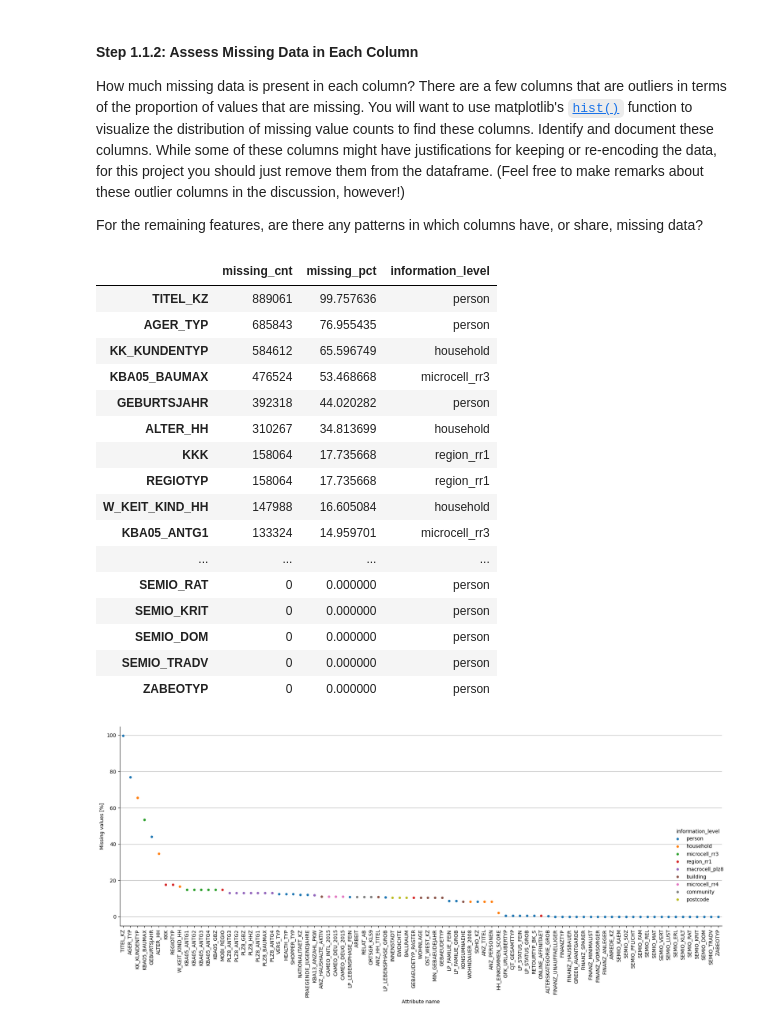
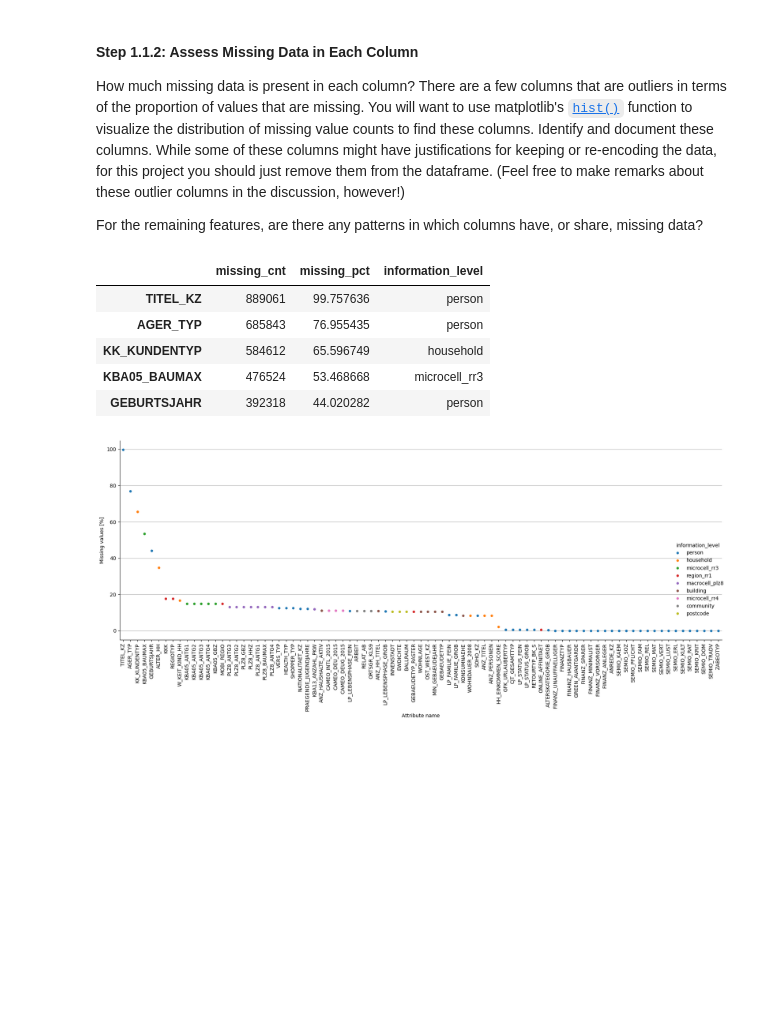
Before and after one commit to Diodak92/Intro-to-Machine-Learning-with-Pytorch, a Jupyter notebook: Identify_Customer_Segments/Identify_Customer_Segments.ipynb, the cells around one changed output. Cells and saved outputs as stored; diff of their text form; code cells hidden in the pictures; blank space fills up the shorter version.

```diff
--- a/Identify_Customer_Segments/Identify_Customer_Segments.ipynb
+++ b/Identify_Customer_Segments/Identify_Customer_Segments.ipynb
@@ -147,30 +147,19 @@ For the remaining features, are there any patterns in which columns have, or sha
 # %%
 # Perform an assessment of how much missing data there is in each column of the
 # dataset.
 missing_col_vals_df = pd.DataFrame(dem_general_df.isna().sum())
 missing_col_vals_df.rename(columns = {0 : 'missing_cnt'}, inplace=True)
 missing_col_vals_df['missing_pct'] = (missing_col_vals_df['missing_cnt']/len(dem_general_df))*100
 missing_col_vals_df.sort_values(by=['missing_pct'], ascending = False, inplace=True)
 missing_col_vals_df = missing_col_vals_df.join(features_df[['information_level']])
-missing_col_vals_df
+missing_col_vals_df.head()
 # %% [output]
 |  | missing_cnt | missing_pct | information_level |
 | TITEL_KZ | 889061 | 99.757636 | person |
 | AGER_TYP | 685843 | 76.955435 | person |
 | KK_KUNDENTYP | 584612 | 65.596749 | household |
 | KBA05_BAUMAX | 476524 | 53.468668 | microcell_rr3 |
 | GEBURTSJAHR | 392318 | 44.020282 | person |
-| ALTER_HH | 310267 | 34.813699 | household |
-| KKK | 158064 | 17.735668 | region_rr1 |
-| REGIOTYP | 158064 | 17.735668 | region_rr1 |
-| W_KEIT_KIND_HH | 147988 | 16.605084 | household |
-| KBA05_ANTG1 | 133324 | 14.959701 | microcell_rr3 |
-| ... | ... | ... | ... |
-| SEMIO_RAT | 0 | 0.000000 | person |
-| SEMIO_KRIT | 0 | 0.000000 | person |
-| SEMIO_DOM | 0 | 0.000000 | person |
-| SEMIO_TRADV | 0 | 0.000000 | person |
-| ZABEOTYP | 0 | 0.000000 | person |
 # %%
 # Investigate patterns in the amount of missing data in each column.
 #g = sns.catplot(data=missing_col_vals_df, x='information_level', y='missing_pct', height=5, aspect=2)
```
Also changed, not shown: parts of 3 cells of this notebook, 1 other file.
